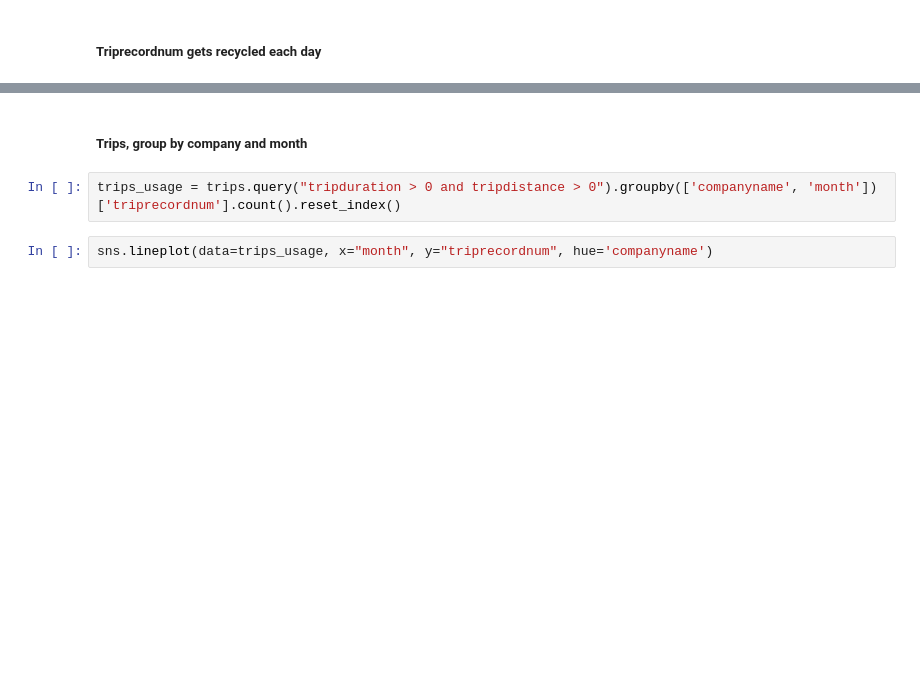
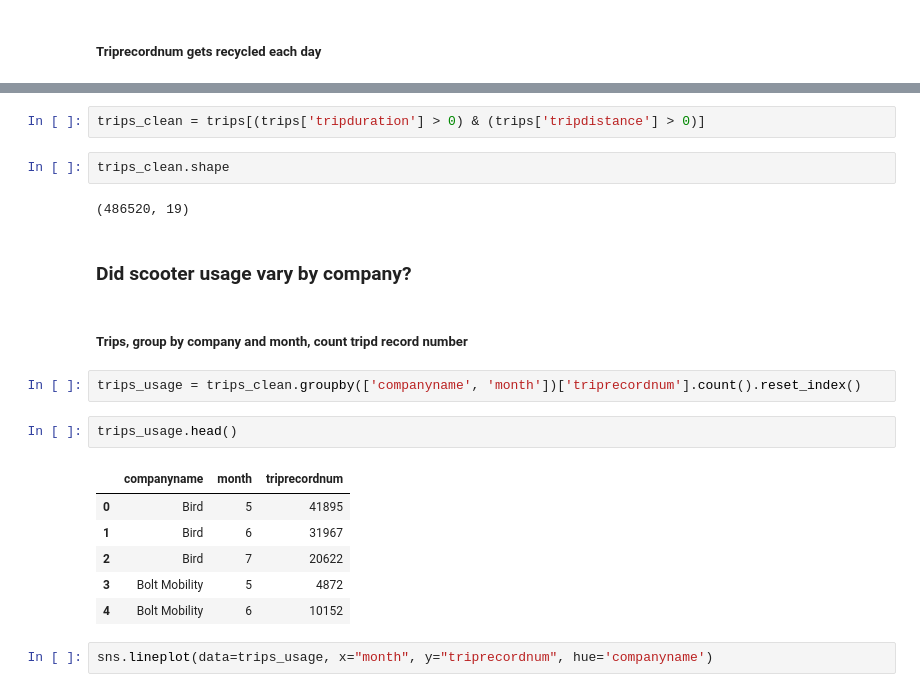
Before and after one commit to NSS-Data-Analytics-Cohort-11/scooters-margherita, a Jupyter notebook: notebook/dbeistad-scooters-margherita.ipynb, the cells around one changed output, grey strips where cells are left out. Cells and saved outputs as stored; diff of their text form; blank space fills up the shorter version.

```diff
--- a/notebook/dbeistad-scooters-margherita.ipynb
+++ b/notebook/dbeistad-scooters-margherita.ipynb
@@ -161,7 +168,24 @@ sns.lineplot(data=scooters_by_company_month, x="month", y="sumdid", hue='company
+# %%
+trips_clean = trips[(trips['tripduration'] > 0) & (trips['tripdistance'] > 0)]
+# %%
+trips_clean.shape
+# %% [output]
+(486520, 19)
+# %% [markdown]
+### Did scooter usage vary by company?
 # %% [markdown]
-##### Trips, group by company and month
+##### Trips, group by company and month, count tripd record number
 # %%
-trips_usage = trips.query("tripduration > 0 and tripdistance > 0").groupby(['companyname', 'month'])['triprecordnum'].count().reset_index()
+trips_usage = trips_clean.groupby(['companyname', 'month'])['triprecordnum'].count().reset_index()
+# %%
+trips_usage.head()
+# %% [output]
+|  | companyname | month | triprecordnum |
+| 0 | Bird | 5 | 41895 |
+| 1 | Bird | 6 | 31967 |
+| 2 | Bird | 7 | 20622 |
+| 3 | Bolt Mobility | 5 | 4872 |
+| 4 | Bolt Mobility | 6 | 10152 |
 # %%
 sns.lineplot(data=trips_usage, x="month", y="triprecordnum", hue='companyname')
 # %% [output]
```
Also changed, not shown: parts of 38 cells of this notebook.
